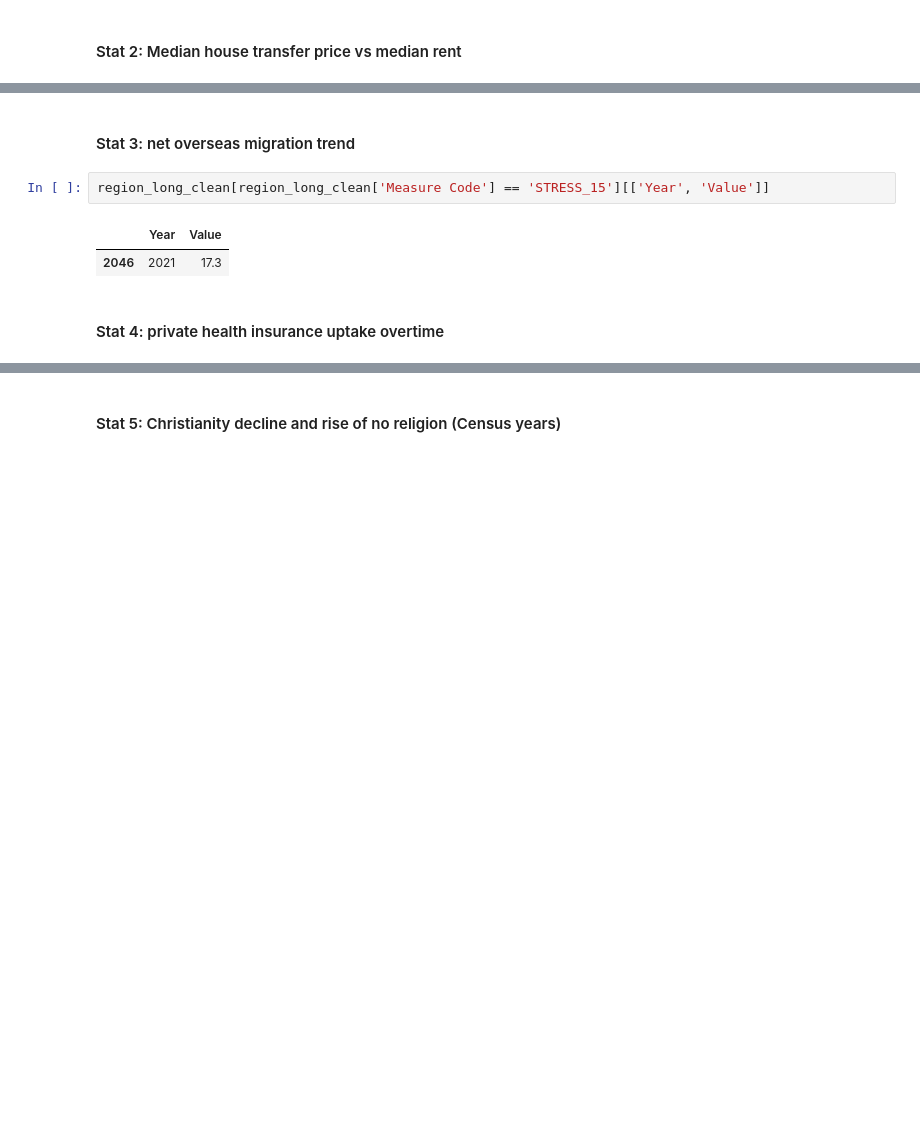
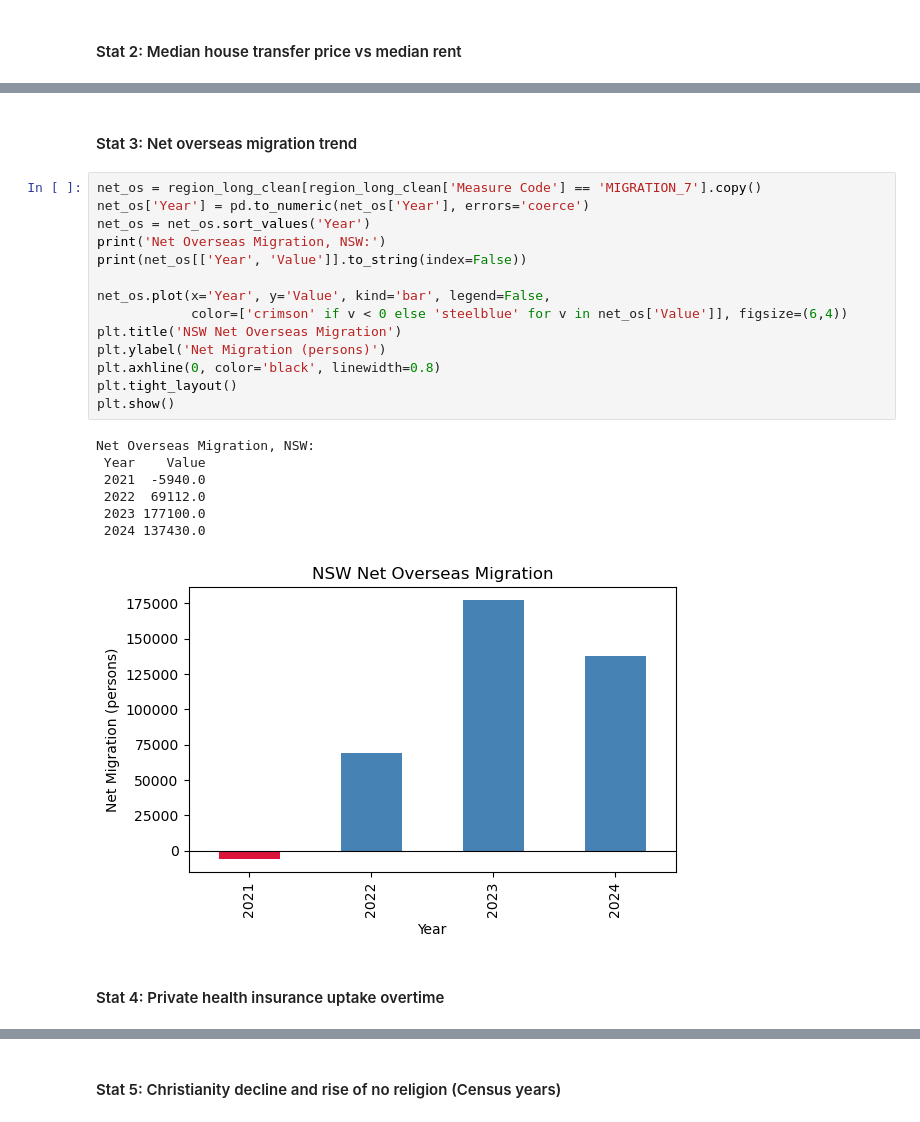
Before and after one commit to Rven66/DATA2001-Assignment_1, a Jupyter notebook: DATA2001-Assignment_1.ipynb, the cells around one changed output, grey strips where cells are left out. Saved outputs shown, nothing was run; the diff lists cells and outputs as text; blank space fills up the shorter version.

Commit message:
added to my stats

```diff
--- a/DATA2001-Assignment_1.ipynb
+++ b/DATA2001-Assignment_1.ipynb
@@ -270,9 +270,26 @@ Weekly Rent increase: 40.0%
 # %% [markdown]
-#### Stat 3: net overseas migration trend
+#### Stat 3: Net overseas migration trend
 # %%
-region_long_clean[region_long_clean['Measure Code'] == 'STRESS_15'][['Year', 'Value']]
+net_os = region_long_clean[region_long_clean['Measure Code'] == 'MIGRATION_7'].copy()
+net_os['Year'] = pd.to_numeric(net_os['Year'], errors='coerce')
+net_os = net_os.sort_values('Year')
+print('Net Overseas Migration, NSW:')
+print(net_os[['Year', 'Value']].to_string(index=False))
+
+net_os.plot(x='Year', y='Value', kind='bar', legend=False,
+            color=['crimson' if v < 0 else 'steelblue' for v in net_os['Value']], figsize=(6,4))
+plt.title('NSW Net Overseas Migration')
+plt.ylabel('Net Migration (persons)')
+plt.axhline(0, color='black', linewidth=0.8)
+plt.tight_layout()
+plt.show()
 # %% [output]
-|  | Year | Value |
-| 2046 | 2021 | 17.3 |
+Net Overseas Migration, NSW:
+ Year    Value
+ 2021  -5940.0
+ 2022  69112.0
+ 2023 177100.0
+ 2024 137430.0
+[figure, added]
 # %% [markdown]
-#### Stat 4: private health insurance uptake overtime
+#### Stat 4: Private health insurance uptake overtime
```
Also changed, not shown: parts of 4 cells of this notebook.
